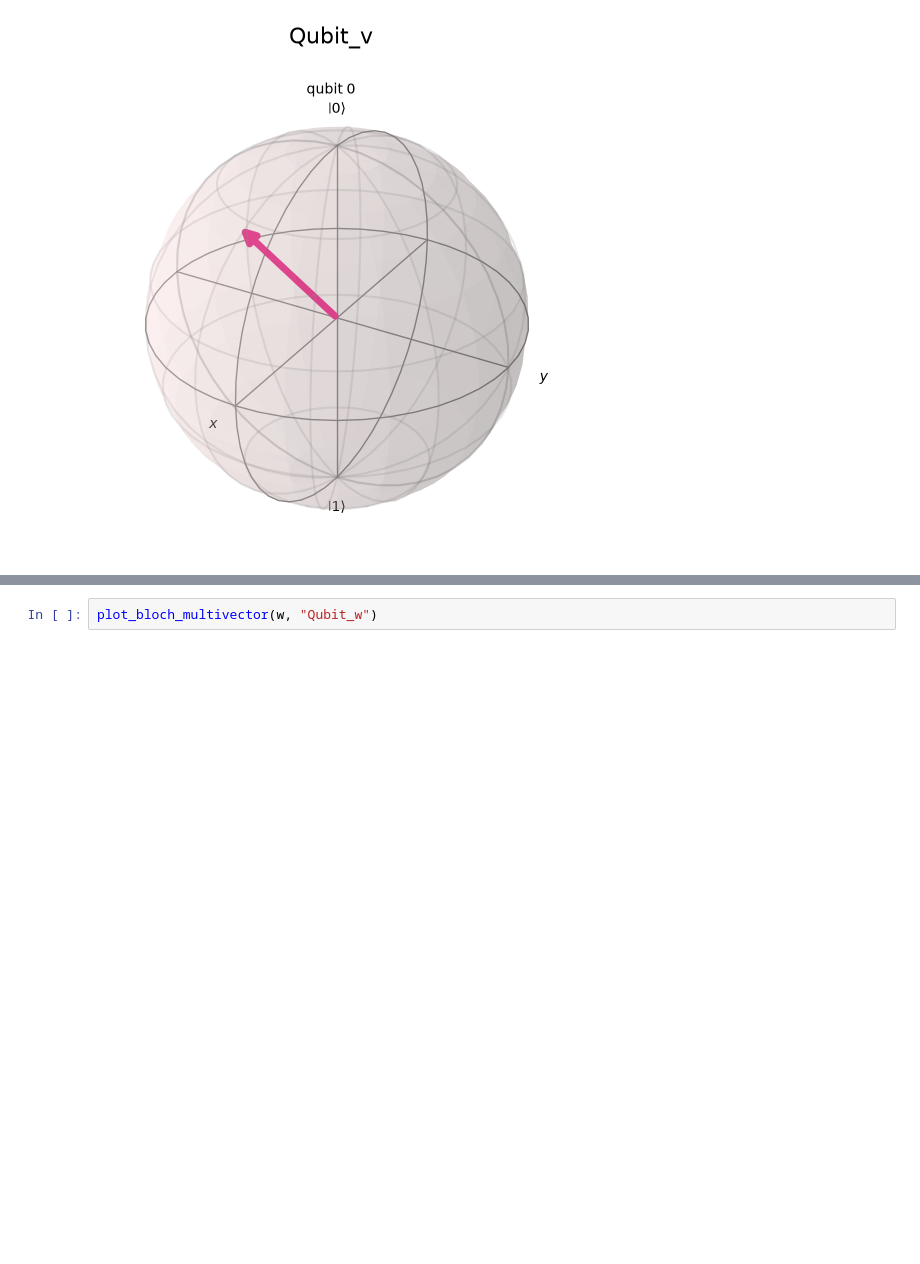
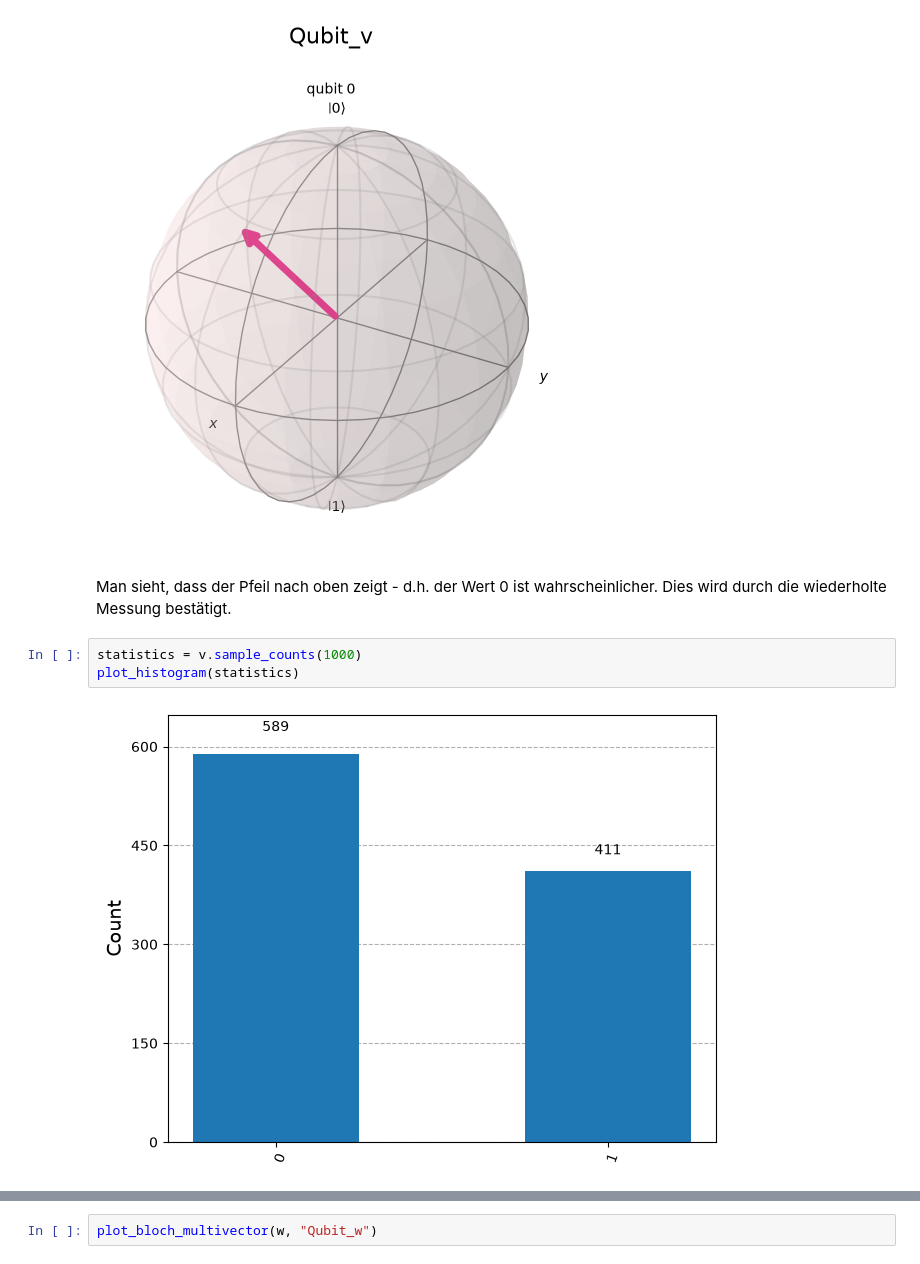
Before and after one commit to MelB18/EasyQuanten, a Jupyter notebook: ErsteSchritte.ipynb, the cells around one changed output, grey strips where cells are left out. Cells and saved outputs as stored; diff of their text form; blank space fills up the shorter version.

```diff
--- a/ErsteSchritte.ipynb
+++ b/ErsteSchritte.ipynb
@@ -216,3 +232,10 @@ plot_bloch_multivector(u,"Qubit_u")
 plot_bloch_multivector(v, "Qubit_v")
 # %% [output]
 [figure]
+# %% [markdown]
+Man sieht, dass der Pfeil nach oben zeigt - d.h. der Wert 0 ist wahrscheinlicher. Dies wird durch die wiederholte Messung bestätigt.
+# %%
+statistics = v.sample_counts(1000)
+plot_histogram(statistics)
+# %% [output]
+[figure, added]
```
Also changed, not shown: parts of 13 cells of this notebook.
